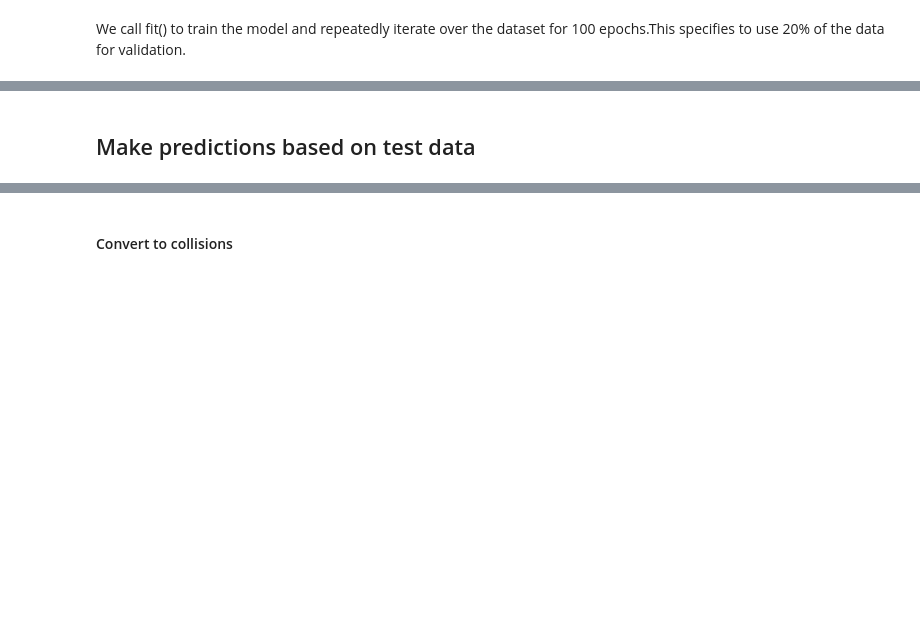
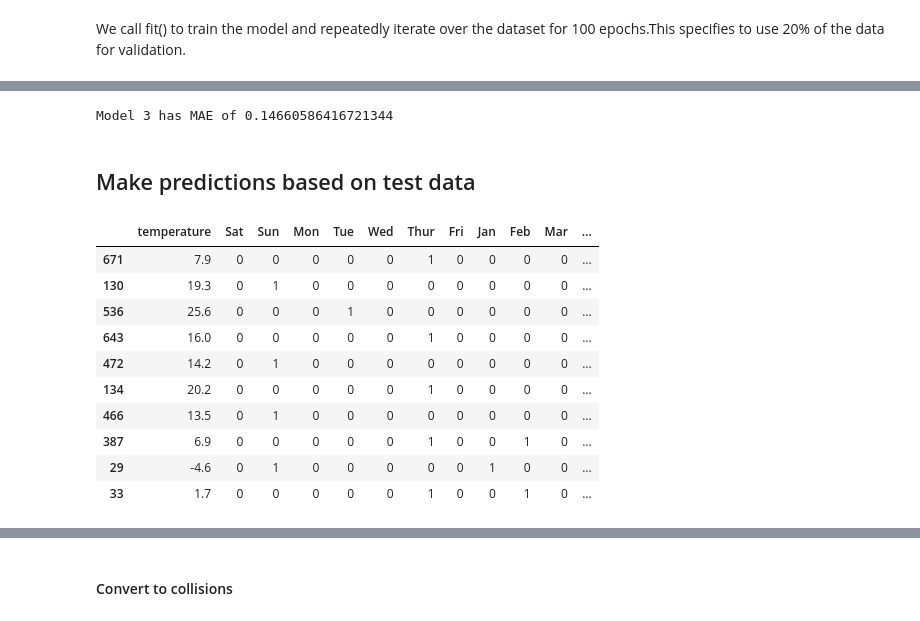
Before and after one commit to 20014894UHI/20014894_Data_analytics_assignment1, a Jupyter notebook: Assignment2_DNN_Regressor.ipynb, the cells around one changed output, grey strips where cells are left out. Cells and saved outputs as stored; diff of their text form; code cells hidden in the pictures; blank space fills up the shorter version.

```diff
--- a/Assignment2_DNN_Regressor.ipynb
+++ b/Assignment2_DNN_Regressor.ipynb
@@ -724,7 +760,31 @@ print(dnn_model_3_results)
+# %%
+# Print mean absolute error of the model. We want to minimise this.
+# It will also vary on each training run due to randomisation.
+print('Model 3 has MAE of {0}'.format(dnn_model_3_results));
+# %% [output]
+Model 3 has MAE of 0.14660586416721344
 # %%
 #history3.history
 # %% [markdown]
 ## Make predictions based on test data
+# %%
+# shuffle the data again
+test_features3 = test_features3.iloc[np.random.permutation(len(test_features3))]
+# %%
+# We are predicting for these test records
+test_features3[:10]
+# %% [output]
+|  | temperature | Sat | Sun | Mon | Tue | Wed | Thur | Fri | Jan | Feb | Mar | ... |
+| 671 | 7.9 | 0 | 0 | 0 | 0 | 0 | 1 | 0 | 0 | 0 | 0 | ... |
+| 130 | 19.3 | 0 | 1 | 0 | 0 | 0 | 0 | 0 | 0 | 0 | 0 | ... |
+| 536 | 25.6 | 0 | 0 | 0 | 1 | 0 | 0 | 0 | 0 | 0 | 0 | ... |
+| 643 | 16.0 | 0 | 0 | 0 | 0 | 0 | 1 | 0 | 0 | 0 | 0 | ... |
+| 472 | 14.2 | 0 | 1 | 0 | 0 | 0 | 0 | 0 | 0 | 0 | 0 | ... |
+| 134 | 20.2 | 0 | 0 | 0 | 0 | 0 | 1 | 0 | 0 | 0 | 0 | ... |
+| 466 | 13.5 | 0 | 1 | 0 | 0 | 0 | 0 | 0 | 0 | 0 | 0 | ... |
+| 387 | 6.9 | 0 | 0 | 0 | 0 | 0 | 1 | 0 | 0 | 1 | 0 | ... |
+| 29 | -4.6 | 0 | 1 | 0 | 0 | 0 | 0 | 0 | 1 | 0 | 0 | ... |
+| 33 | 1.7 | 0 | 0 | 0 | 0 | 0 | 1 | 0 | 0 | 1 | 0 | ... |
 # %%
 # Make the predictions by the model on tHE TEST data
 print("Generate predictions for 10 samples")
```
Also changed, not shown: parts of 89 cells of this notebook.
